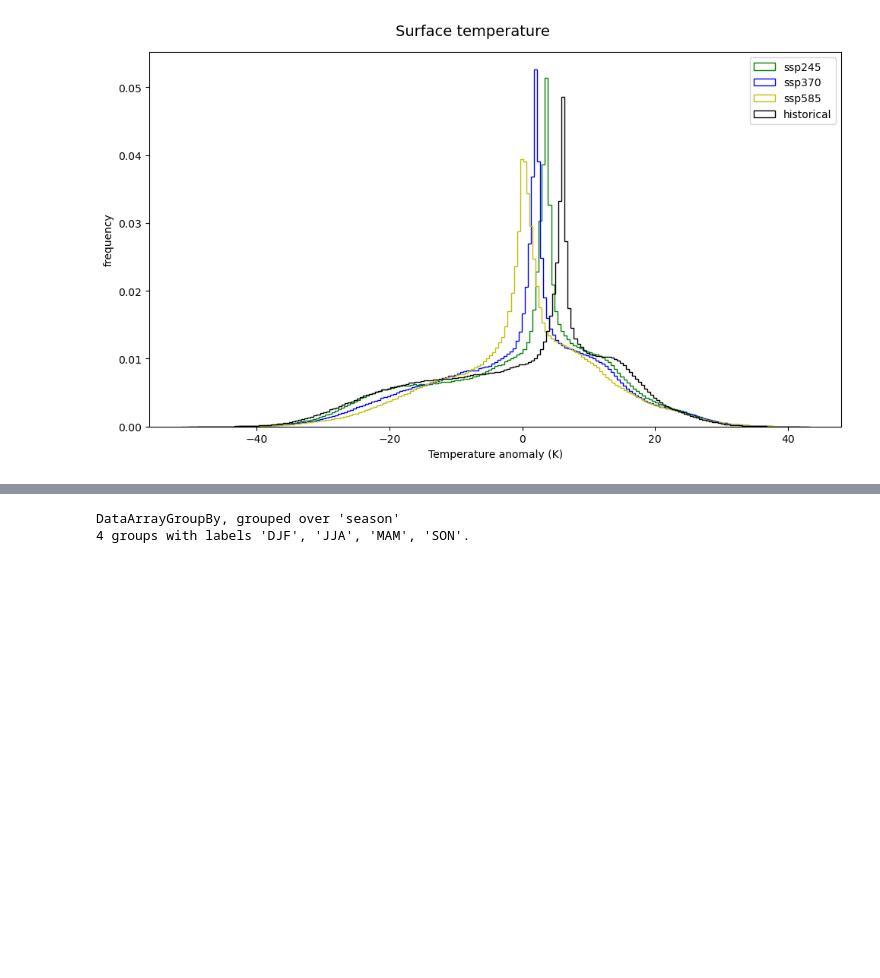
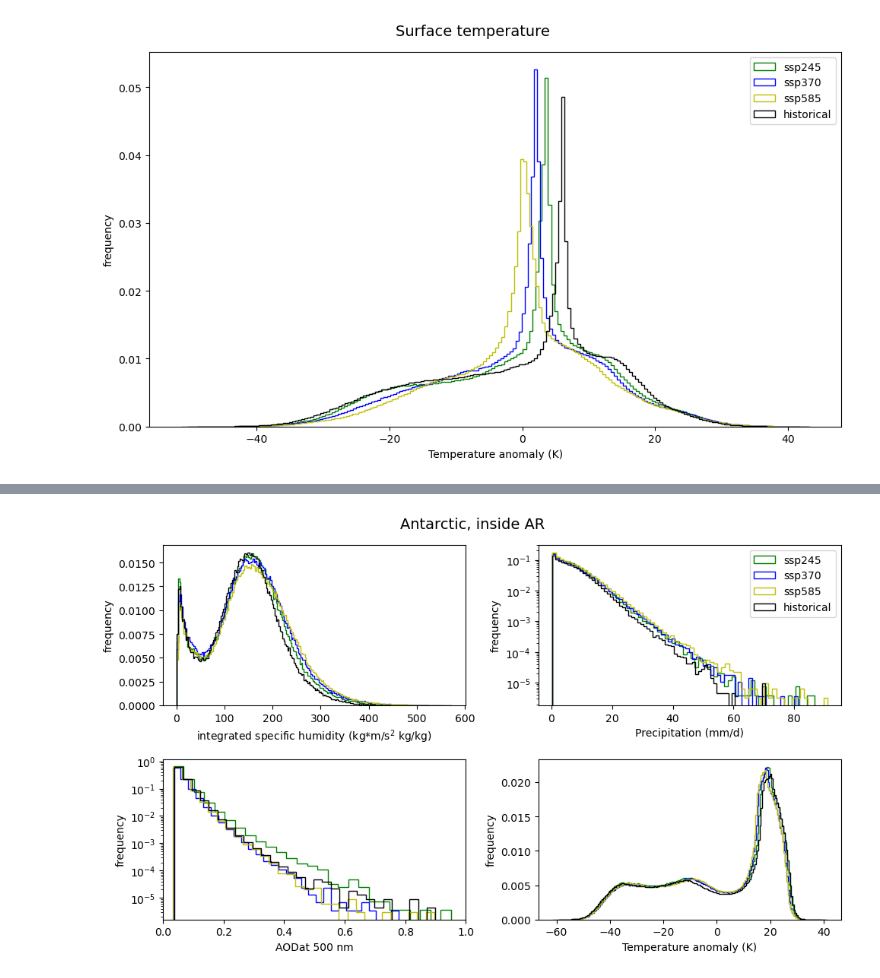
Before and after one commit to eScience-course/Tjaernoe2022-group5, a Jupyter notebook: notebooks/Lea/fp_all_scenarios.ipynb, the cells around one changed output, grey strips where cells are left out. Cells and saved outputs as stored; diff of their text form; code cells hidden in the pictures; blank space fills up the shorter version.

```diff
--- a/notebooks/Lea/fp_all_scenarios.ipynb
+++ b/notebooks/Lea/fp_all_scenarios.ipynb
@@ -250,20 +324,20 @@ avtsh = sh['tas'].mean(['time','lat','lon'])
 
 # for plotting with matplotlib: flatten db to array and substract average
 nt245 = (n245['tas']-avtn245).values.flatten()
-#st245 = (s245['tas']-avts245).values.585flatten()
+st245 = (s245['tas']-avts245).values.flatten()
 nt370 = (n370['tas']-avtn370).values.flatten()
-#st370 = (s370['tas']-avts370).values.flatten()
+st370 = (s370['tas']-avts370).values.flatten()
 nt585 = (n585['tas']-avtn585).values.flatten()
-#st585 = (s585['tas']-avts585).values.flatten()
+st585 = (s585['tas']-avts585).values.flatten()
 nth = (nh['tas']-avtnh).values.flatten()
-#sth = (sh['tas']-avtsh).values.flatten()
+sth = (sh['tas']-avtsh).values.flatten()
 
 # remove na from dataset to be able to weight distribution
 nt245 = nt245[~np.isnan(nt245)]
-#st245 = st245[~np.isnan(st245)]
+st245 = st245[~np.isnan(st245)]
 nt370 = nt370[~np.isnan(nt370)]
-#st370 = st370[~np.isnan(st370)]
+st370 = st370[~np.isnan(st370)]
 nt585 = nt585[~np.isnan(nt585)]
-#st585 = st585[~np.isnan(st585)]
+st585 = st585[~np.isnan(st585)]
 nth = nth[~np.isnan(nth)]
-#tph = sth[~np.isnan(sth)]
+tph = sth[~np.isnan(sth)]
@@ -420,3 +474,51 @@ plt.tight_layout()
+# %%
+fig, axs = plt.subplots(2,2, figsize=(10,6))
+fig.suptitle('Antarctic, inside AR', fontsize=14)
+axs = axs.flatten()
+axs[0].hist(int_sh245, weights = np.zeros_like(int_sh245)+1./int_sh245.size,
+        fill = False, edgecolor='g', histtype = 'step', linewidth = 1, label = "ssp245", bins= 200)
+axs[0].hist(int_sh370, weights = np.zeros_like(int_sh370)+1./int_sh370.size,
+        fill = False, edgecolor='b', histtype = 'step', linewidth = 1, label = "ssp370", bins= 200)
+axs[0].hist(int_sh585, weights = np.zeros_like(int_sh585)+1./int_sh585.size,
+        fill = False, edgecolor='y',  histtype = 'step', linewidth = 1,label = "ssp585", bins= 200)
+axs[0].hist(int_shh, weights = np.zeros_like(int_shh)+1./int_shh.size,
+        fill = False, edgecolor='k', histtype = 'step', linewidth = 1, label = "historical", bins= 200)
+axs[0].set( xlabel = 'integrated specific humidity (kg*m/s$^2$ kg/kg)', ylabel = 'frequency')
+
+axs[1].hist(sp245, weights = np.zeros_like(sp245)+1./sp245.size,
+        fill = False, edgecolor='g', histtype = 'step', linewidth = 1, label = "ssp245", bins = 70)
+axs[1].hist(sp370, weights = np.zeros_like(sp370)+1./sp370.size,
+        fill = False, edgecolor='b', histtype = 'step', linewidth = 1, label = "ssp370", bins = 70)
+axs[1].hist(sp585, weights = np.zeros_like(sp585)+1./sp585.size,
+        fill = False, edgecolor='y',  histtype = 'step', linewidth = 1,label = "ssp585", bins = 70)
+axs[1].hist(sph, weights = np.zeros_like(sph)+1./sph.size,
+        fill = False, edgecolor='k', histtype = 'step', linewidth = 1, label = "historical", bins = 70)
+axs[1].set(yscale ='log', xlabel = 'Precipitation (mm/d)', ylabel = 'frequency')
+axs[1].legend()
+
+axs[2].hist(sa245, weights = np.zeros_like(sa245)+1./sa245.size,
+        fill = False, edgecolor='g', histtype = 'step', linewidth = 1, label = "ssp245", bins= 30, )
+axs[2].hist(sa370, weights = np.zeros_like(sa370)+1./sa370.size,
+        fill = False, edgecolor='b', histtype = 'step', linewidth = 1, label = "ssp370", bins= 30,)
+axs[2].hist(sa585, weights = np.zeros_like(sa585)+1./sa585.size,
+        fill = False, edgecolor='y',  histtype = 'step', linewidth = 1,label = "ssp585", bins= 30, )
+axs[2].hist(sah, weights = np.zeros_like(sah)+1./sah.size,
+        fill = False, edgecolor='k', histtype = 'step', linewidth = 1, label = "historical", bins= 30, )
+axs[2].set(yscale = 'log', xlim = (0,1), xlabel = 'AODat 500 nm', ylabel = 'frequency')
+
+axs[3].hist(st245, weights = np.zeros_like(st245)+1./nt245.size,
+        fill = False, edgecolor='g', histtype = 'step', linewidth = 1, label = "ssp245", bins = 200)
+axs[3].hist(st370, weights = np.zeros_like(st370)+1./nt370.size,
+        fill = False, edgecolor='b', histtype = 'step', linewidth = 1, label = "ssp370", bins = 200)
+axs[3].hist(st585, weights = np.zeros_like(st585)+1./nt585.size,
+        fill = False, edgecolor='y',  histtype = 'step', linewidth = 1,label = "ssp585", bins = 200)
+axs[3].hist(sth, weights = np.zeros_like(sth)+1./nth.size,
+        fill = False, edgecolor='k', histtype = 'step', linewidth = 1, label = "historical", bins = 200)
+axs[3].set(xlabel = 'Temperature anomaly (K)', ylabel = 'frequency')
+plt.tight_layout()
+plt.savefig('Antarctic_future.png')
+# %% [output]
+[figure, added]
 # %%
 '''# for frequency plots slice for plev >25000 and integrate over plev
 mpl =marc.sel(plev=slice(100000, 25000))
@@ -456,11 +558,6 @@ mp = mp[mp>0.0000024099]
 p = pl['pr'].values.flatten()
 p = p[~np.isnan(p)]
 p = p[p>0.0000024099] # threshold for averaged precipitation in the sahara in the same unit'''
-# %%
-d
-# %% [output]
-DataArrayGroupBy, grouped over 'season'
-4 groups with labels 'DJF', 'JJA', 'MAM', 'SON'.
 # %%
 a = n245['tas'].groupby('time.season')
 b = n370['tas'].groupby('time.season')
```
Also changed, not shown: parts of 13 cells of this notebook, 8 other files.
